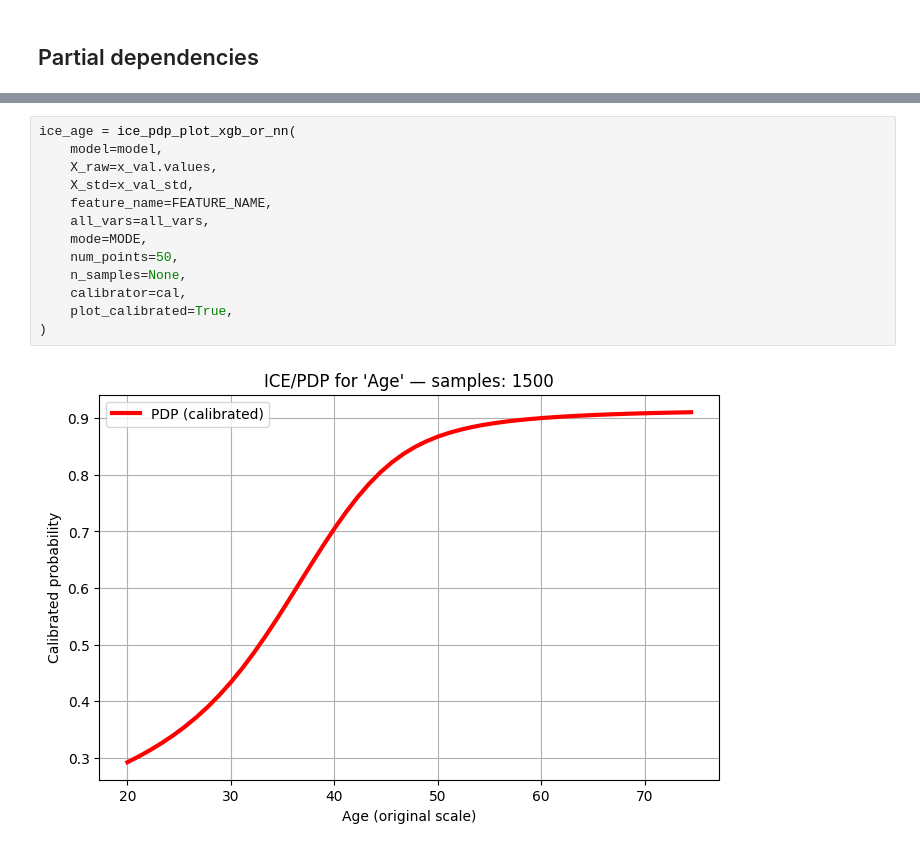
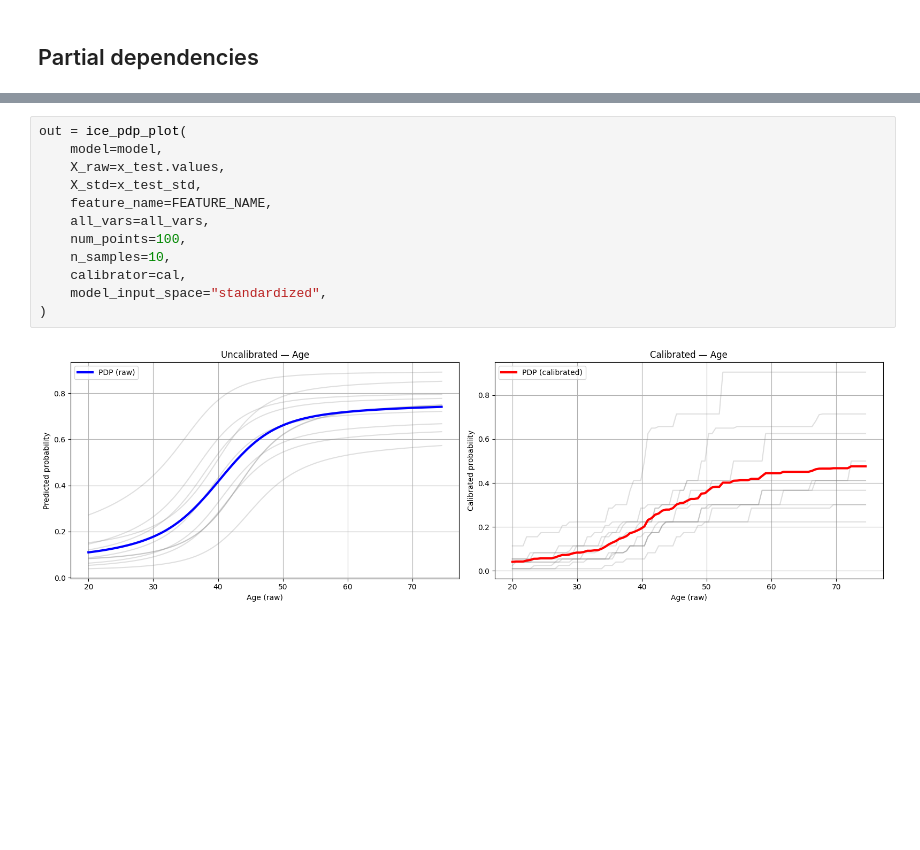
Before and after one commit to ArnauFabregat/probability_estimation, a Jupyter notebook: notebooks/bank_churn/monotonic_nn.ipynb, the cells around one changed output, grey strips where cells are left out. Saved outputs shown, nothing was run; the diff lists cells and outputs as text; blank space fills up the shorter version.

```diff
--- a/notebooks/bank_churn/monotonic_nn.ipynb
+++ b/notebooks/bank_churn/monotonic_nn.ipynb
@@ -245,15 +243,14 @@ ice_age = ice_pdp_plot_xgb_or_nn(
 # %%
-ice_age = ice_pdp_plot_xgb_or_nn(
+out = ice_pdp_plot(
     model=model,
-    X_raw=x_val.values,
-    X_std=x_val_std,
+    X_raw=x_test.values,
+    X_std=x_test_std,
     feature_name=FEATURE_NAME,
     all_vars=all_vars,
-    mode=MODE,
-    num_points=50,
-    n_samples=None,
+    num_points=100,
+    n_samples=10,
     calibrator=cal,
-    plot_calibrated=True,
+    model_input_space="standardized",
 )
 # %% [output]
-[figure, old version]
+[figure, new version]
```
Also changed, not shown: parts of 10 cells of this notebook, 2 other files.
